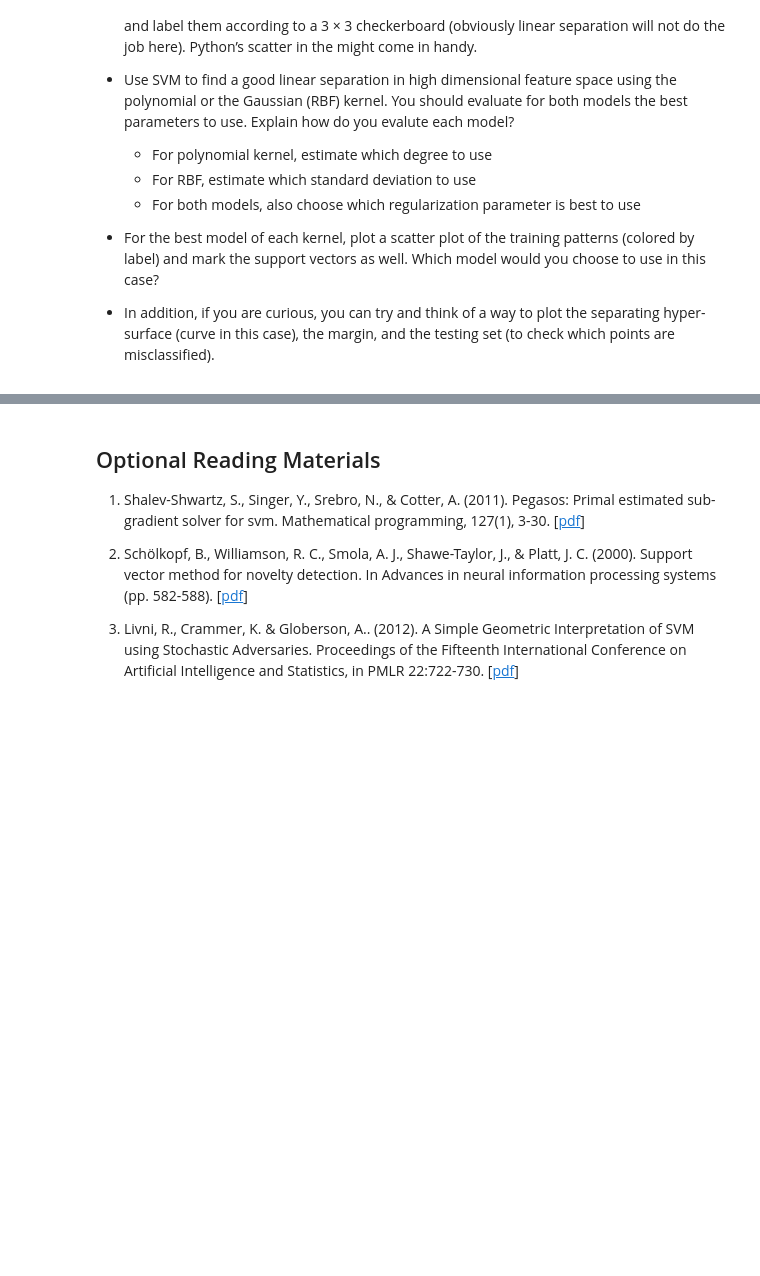
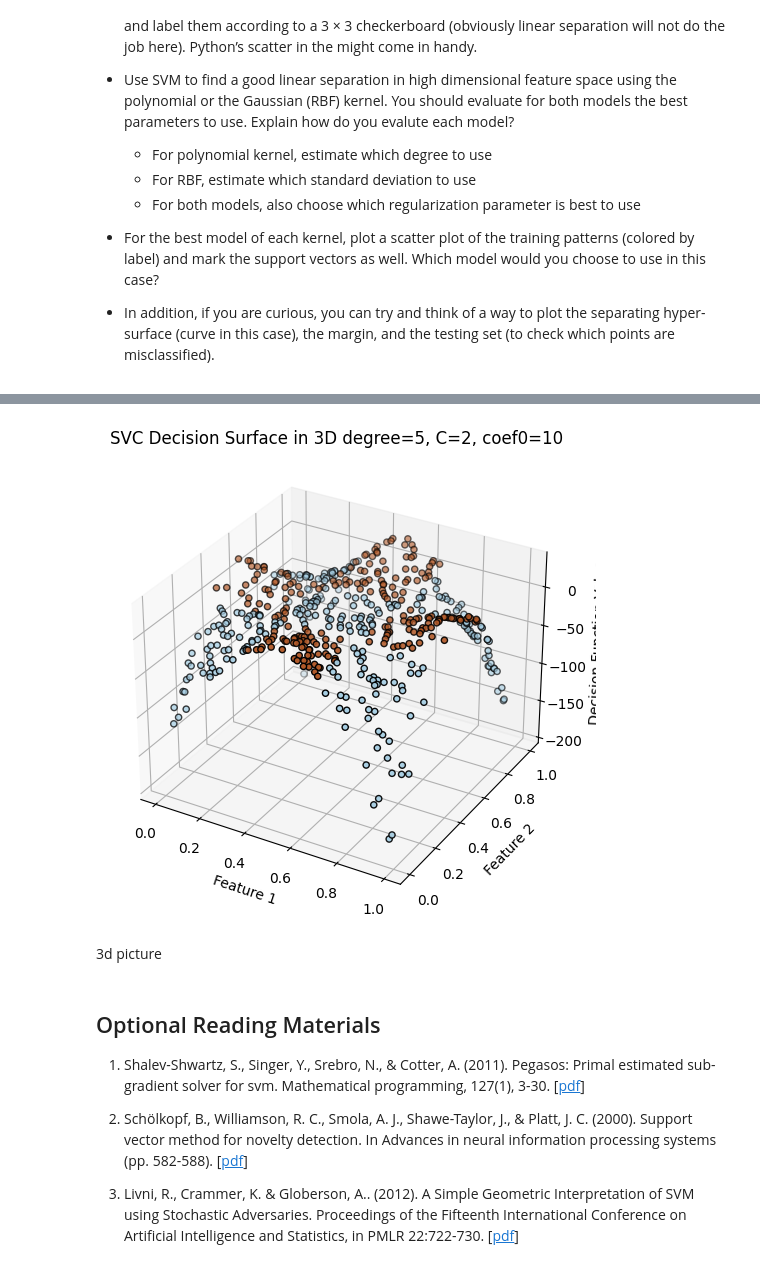
Before and after one commit to anidima/ydata_ml_sl, a Jupyter notebook: HW2_svm_Pegasos.ipynb, the cells around one changed output, grey strips where cells are left out. Drawn from its saved outputs; the diff is of its cells as text; code cells hidden in the pictures; blank space fills up the shorter version.

```diff
--- a/HW2_svm_Pegasos.ipynb
+++ b/HW2_svm_Pegasos.ipynb
@@ -591,0 +609,44 @@ weighted avg       0.91      0.91      0.91       750
+# %%
+import numpy as np
+import matplotlib.pyplot as plt
+from sklearn.svm import SVC
+from sklearn.datasets import make_checkerboard
+from mpl_toolkits.mplot3d import Axes3D
+
+# Create a checkerboard dataset
+X, y = checkerboard(500)
+
+# Train a Support Vector Classifier with a polynomial kernel of degree 15
+clf = SVC(kernel="poly", degree=5, C=2, coef0=10)
+clf.fit(X, y)
+
+# Create a meshgrid for visualization
+xx, yy = np.meshgrid(np.linspace(X[:, 0].min(), X[:, 0].max(), 100),
+                     np.linspace(X[:, 1].min(), X[:, 1].max(), 100))
+
+# Perform predictions on the meshgrid points
+zz = clf.decision_function(np.c_[xx.ravel(), yy.ravel()])
+zz = zz.reshape(xx.shape)
+
+# Visualize in 3D
+fig = plt.figure(figsize=(8, 6))
+ax = fig.add_subplot(111, projection='3d')
+
+# Plot the decision surface
+#ax.plot_surface(xx, yy, zz, cmap=plt.cm.Paired, alpha=0.8, antialiased=True)
+
+# Plot the points of the checkerboard dataset
+ax.scatter(X[:, 0], X[:, 1], clf.decision_function(X), c=y, cmap=plt.cm.Paired,
+           edgecolors=(0, 0, 0))
+
+# Set labels for the axes
+ax.set_xlabel('Feature 1')
+ax.set_ylabel('Feature 2')
+ax.set_zlabel('Decision Function Value')
+
+plt.title(f'SVC Decision Surface in 3D degree={clf.degree}, C={clf.C}, coef0={clf.coef0}')
+plt.show()
+# %% [output]
+[figure, added]
+# %% [markdown]
+3d picture
```
Also changed, not shown: parts of 11 cells of this notebook.
